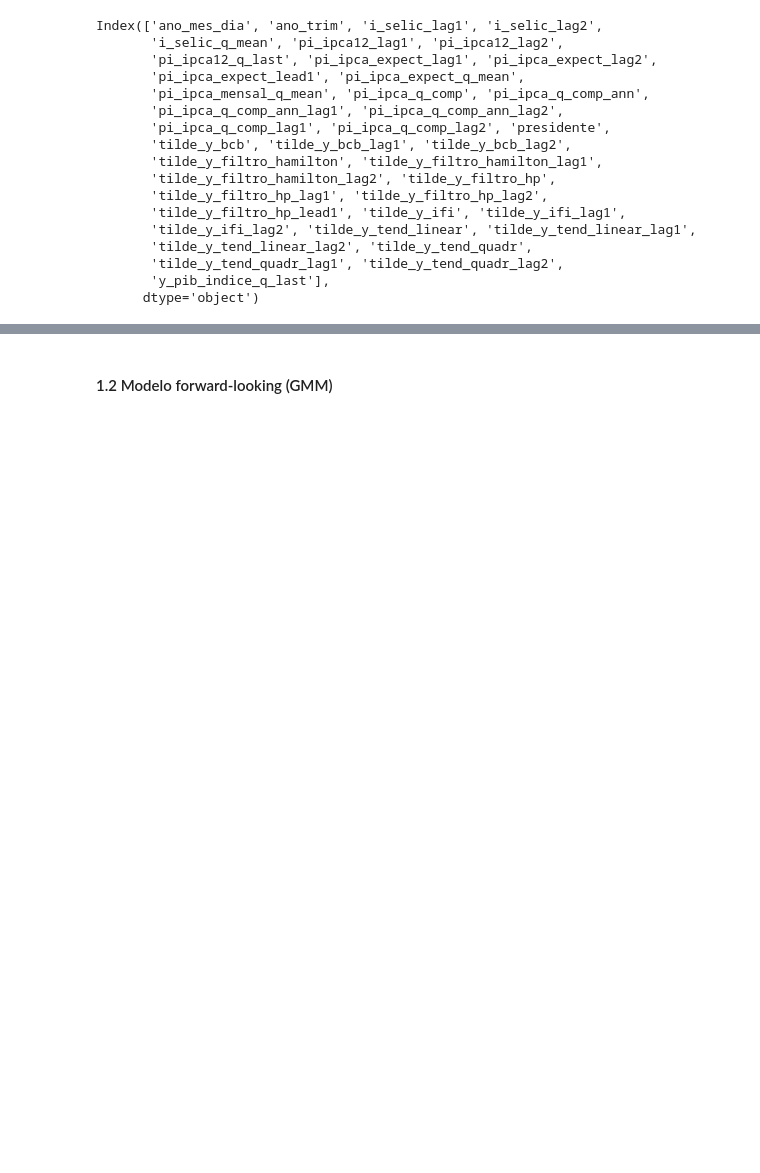
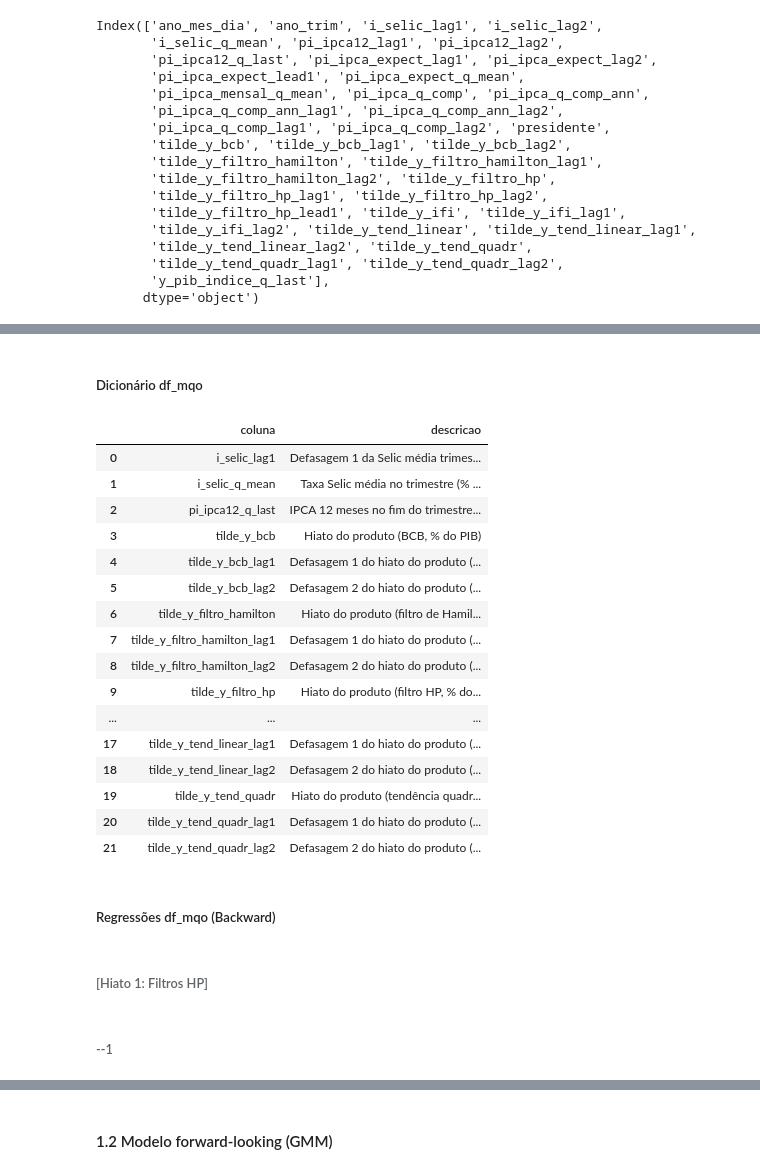
Before and after one commit to fernandovieira1/brazil-taylor-determinacy, a Jupyter notebook: scripts/modelos_secao_6.ipynb, the cells around one changed output, grey strips where cells are left out. Drawn from its saved outputs; the diff is of its cells as text; code cells hidden in the pictures; blank space fills up the shorter version.

Commit message:
notas latex (devo mesclar seções 6 e 7) + modelagem MQO em execução (até hiato IFI)

```diff
--- a/scripts/modelos_secao_6.ipynb
+++ b/scripts/modelos_secao_6.ipynb
@@ -609,7 +609,7 @@ Index(['ano_mes_dia', 'ano_trim', 'i_selic_lag1', 'i_selic_lag2',
       dtype='object')
 # %%
 # Dicionário de dados das variáveis do df_modelo (padrão: i_, pi_, tilde_y_)
-data_dict = {
+dicio_modelos = {
     'ano_mes_dia': 'Data do fim do trimestre (datetime)',
     'ano_trim': 'Ano e trimestre (Period[Q])',
     'i_selic_q_mean': 'Taxa Selic média no trimestre (% a.a.)',
@@ -652,7 +652,7 @@ data_dict = {
     'presidente': 'Presidente do Banco Central no período (sigla)'
 }
 
-data_dict
+dicio_modelos
 # %% [output]
 {'ano_mes_dia': 'Data do fim do trimestre (datetime)',
  'ano_trim': 'Ano e trimestre (Period[Q])',
@@ -929,0 +982,64 @@ df_modelo[['i_selic_q_mean', 'i_selic_lag1', 'pi_ipca12_q_last', 'tilde_y_filtro
+# %% [markdown]
+ ##### Dicionário df_mqo #####
+# %%
+## Imprimir descrição das colunas de df_mqo com base em dicio_modelos
+def _resolve_col_descriptions(dicio: dict) -> dict[str, str]:
+    """
+    Tenta extrair um dicionário {coluna: descrição} a partir de dicio_modelos.
+
+    Casos suportados:
+    1) dicio_modelos já é {coluna: descrição}
+    2) dicio_modelos é {<nome_modelo>: {coluna: descrição}, ...}
+    """
+    if not isinstance(dicio, dict):
+        raise TypeError('dicio_modelos deve ser um dict.')
+
+    # Caso 2: dicionário por modelo
+    for key in ['mqo', 'MQO', 'backward', 'Backward', 'df_mqo']:
+        if key in dicio and isinstance(dicio[key], dict):
+            return dicio[key]
+
+    # Caso 1: dicionário plano {coluna: descrição}
+    if all(isinstance(v, str) for v in dicio.values()):
+        return dicio
+
+    # Caso alternativo: tente achar um único sub-dict de descrições
+    subdicts = [v for v in dicio.values() if isinstance(v, dict) and all(isinstance(x, str) for x in v.values())]
+    if len(subdicts) == 1:
+        return subdicts[0]
+
+    return {}
+
+# Resolve descrições
+try:
+    col_desc = _resolve_col_descriptions(dicio_modelos)
+except NameError:
+    # fallback (se dicio_modelos não existir no kernel)
+    col_desc = globals().get('data_dict', {})
+
+df_desc = pd.DataFrame({
+    'coluna': list(df_mqo.columns),
+    'descricao': [col_desc.get(c, '(sem descrição no dicio_modelos)') for c in df_mqo.columns],
+}).sort_values('coluna').reset_index(drop=True)
+
+df_desc
+# %% [output]
+|  | coluna | descricao |
+| 0 | i_selic_lag1 | Defasagem 1 da Selic média trimes... |
+| 1 | i_selic_q_mean | Taxa Selic média no trimestre (% ... |
+| 2 | pi_ipca12_q_last | IPCA 12 meses no fim do trimestre... |
+| 3 | tilde_y_bcb | Hiato do produto (BCB, % do PIB) |
+| 4 | tilde_y_bcb_lag1 | Defasagem 1 do hiato do produto (... |
+| 5 | tilde_y_bcb_lag2 | Defasagem 2 do hiato do produto (... |
+| 6 | tilde_y_filtro_hamilton | Hiato do produto (filtro de Hamil... |
+| 7 | tilde_y_filtro_hamilton_lag1 | Defasagem 1 do hiato do produto (... |
+| 8 | tilde_y_filtro_hamilton_lag2 | Defasagem 2 do hiato do produto (... |
+| 9 | tilde_y_filtro_hp | Hiato do produto (filtro HP, % do... |
+| ... | ... | ... |
+| 17 | tilde_y_tend_linear_lag1 | Defasagem 1 do hiato do produto (... |
+| 18 | tilde_y_tend_linear_lag2 | Defasagem 2 do hiato do produto (... |
+| 19 | tilde_y_tend_quadr | Hiato do produto (tendência quadr... |
+| 20 | tilde_y_tend_quadr_lag1 | Defasagem 1 do hiato do produto (... |
+| 21 | tilde_y_tend_quadr_lag2 | Defasagem 2 do hiato do produto (... |
+# %% [markdown]
+ ##### Regressões df_mqo (Backward) #####
@@ -929,0 +1049,4 @@ df_modelo[['i_selic_q_mean', 'i_selic_lag1', 'pi_ipca12_q_last', 'tilde_y_filtro
+# %% [markdown]
+ ###### [Hiato 1: Filtros HP] #####
+# %% [markdown]
+ ###### --1 #####
```
Also changed, not shown: parts of 47 cells of this notebook, 5 other files.
